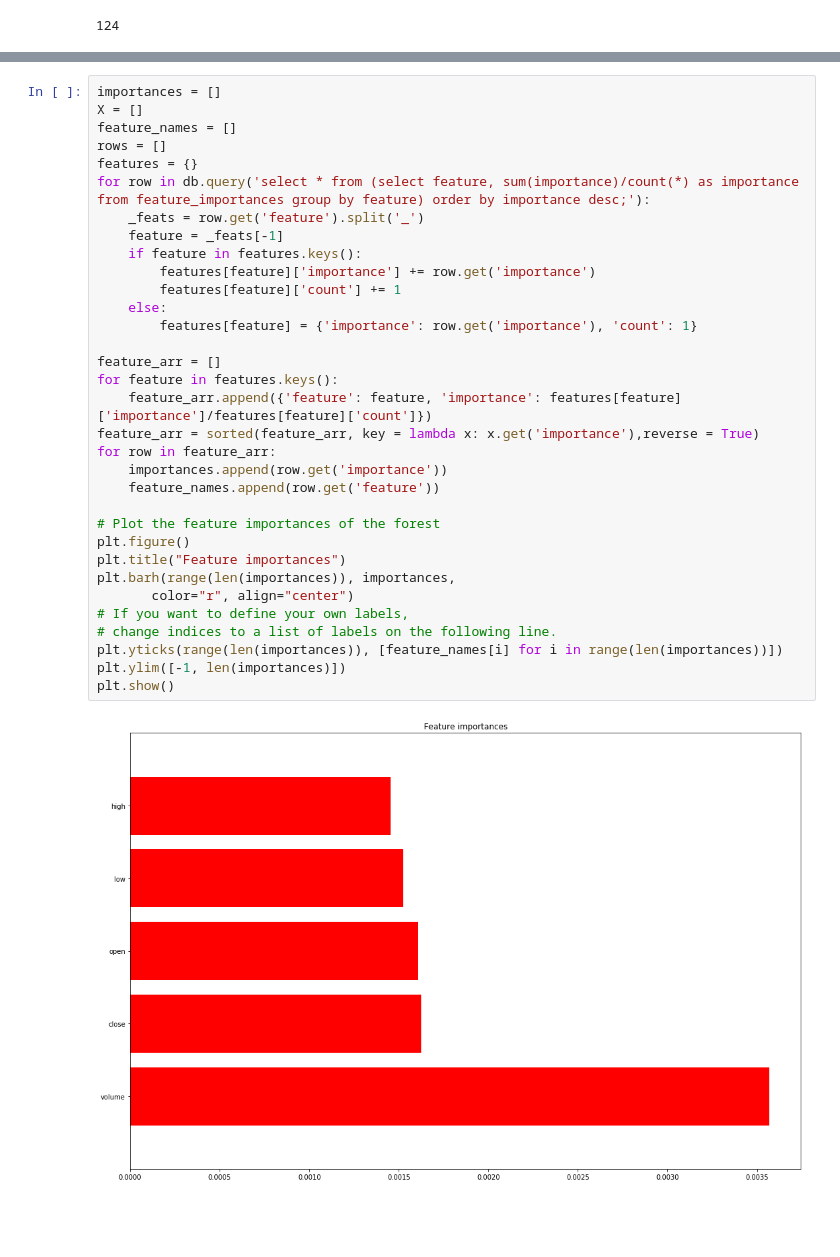
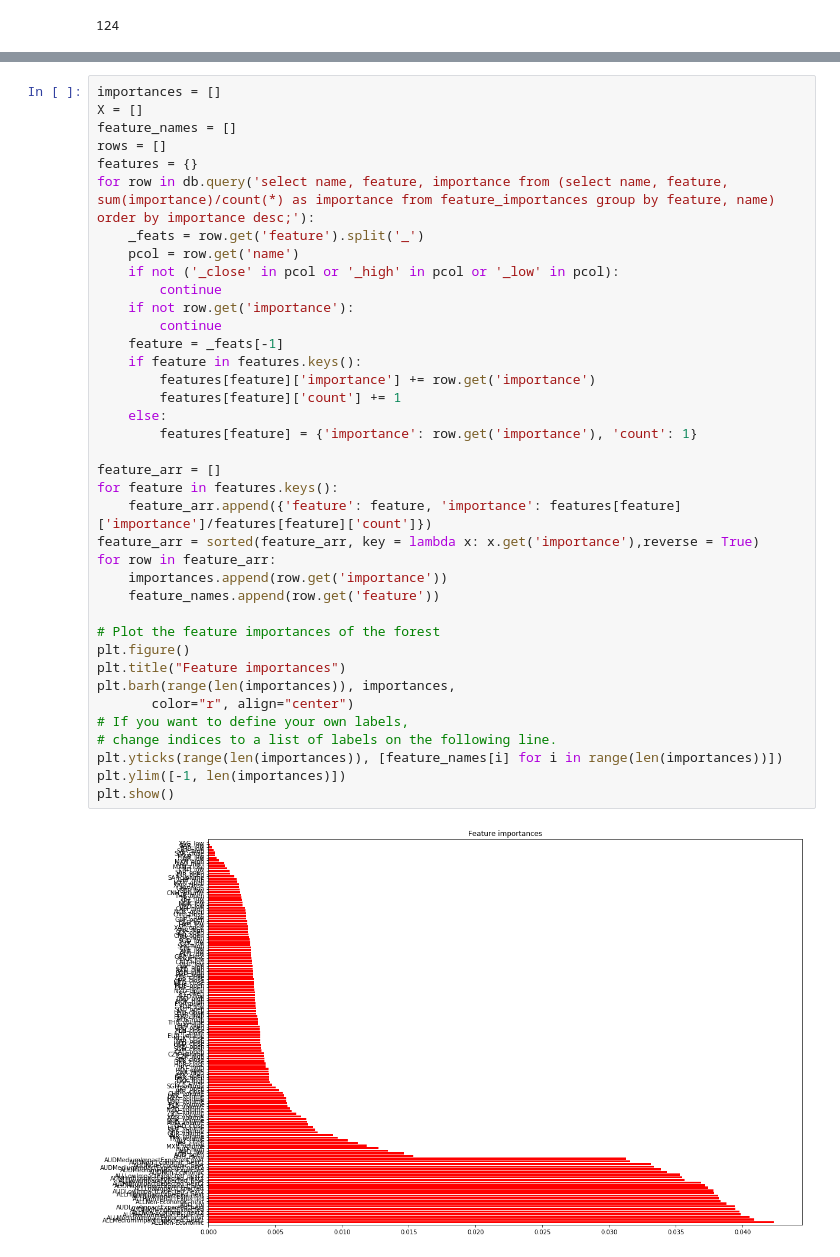
Before and after one commit to lutzkuen/algoTrading, a Jupyter notebook: data/visualize_estimators.ipynb, the cells around one changed output, grey strips where cells are left out. Saved outputs shown, nothing was run; the diff lists cells and outputs as text; blank space fills up the shorter version.

```diff
--- a/data/visualize_estimators.ipynb
+++ b/data/visualize_estimators.ipynb
@@ -97,32 +88,37 @@ X = []
 feature_names = []
 rows = []
 features = {}
-for row in db.query('select * from (select feature, sum(importance)/count(*) as importance from feature_importances group by feature) order by importance desc;'):
+for row in db.query('select name, feature, importance from (select name, feature, sum(importance)/count(*) as importance from feature_importances group by feature, name) order by importance desc;'):
     _feats = row.get('feature').split('_')
+    pcol = row.get('name')
+    if not ('_close' in pcol or '_high' in pcol or '_low' in pcol):
+        continue
+    if not row.get('importance'):
+        continue
     feature = _feats[-1]
     if feature in features.keys():
         features[feature]['importance'] += row.get('importance')
         features[feature]['count'] += 1
     else:
         features[feature] = {'importance': row.get('importance'), 'count': 1}
 
 feature_arr = []
 for feature in features.keys():
     feature_arr.append({'feature': feature, 'importance': features[feature]['importance']/features[feature]['count']})
 feature_arr = sorted(feature_arr, key = lambda x: x.get('importance'),reverse = True)
 for row in feature_arr:
     importances.append(row.get('importance'))
     feature_names.append(row.get('feature'))
 
 # Plot the feature importances of the forest
 plt.figure()
 plt.title("Feature importances")
 plt.barh(range(len(importances)), importances,
        color="r", align="center")
 # If you want to define your own labels,
 # change indices to a list of labels on the following line.
 plt.yticks(range(len(importances)), [feature_names[i] for i in range(len(importances))])
 plt.ylim([-1, len(importances)])
 plt.show()
 # %% [output]
-[figure, old version]
+[figure, new version]
```
Also changed, not shown: parts of 2 cells of this notebook.
